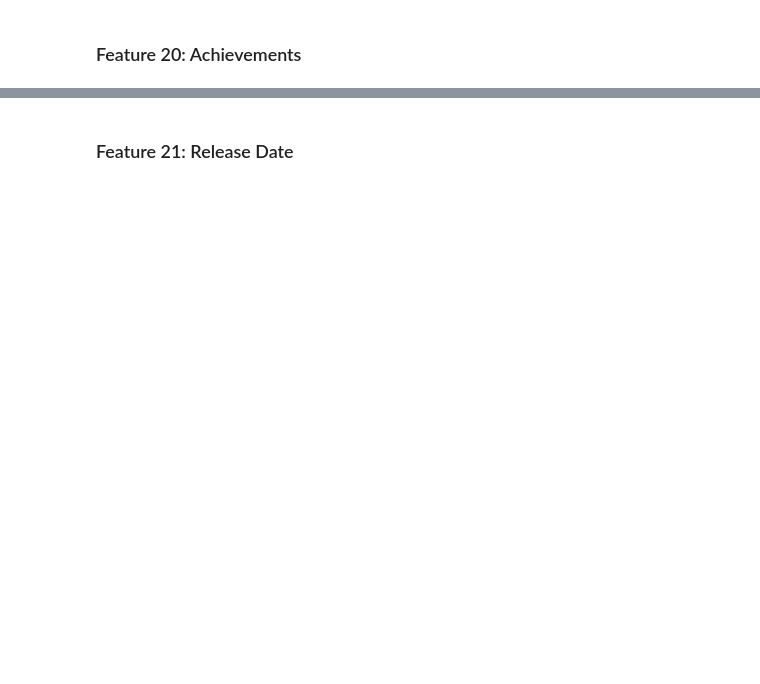
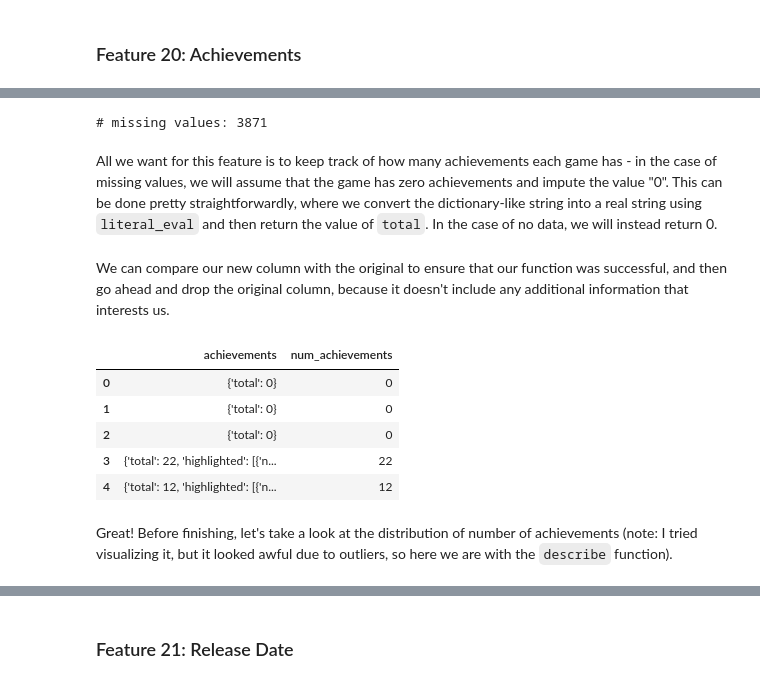
Before and after one commit to argwood/IndieP, a Jupyter notebook: IndieP_Data_Cleaning.ipynb, the cells around one changed output, grey strips where cells are left out. Drawn from its saved outputs; the diff is of its cells as text; code cells hidden in the pictures; blank space fills up the shorter version.

```diff
--- a/IndieP_Data_Cleaning.ipynb
+++ b/IndieP_Data_Cleaning.ipynb
@@ -450,0 +518,3 @@ cols_to_move.append('website')
+# %%
+data_steam = data_steam[(data_steam['developers'].notnull()) & (data_steam['publishers'] != "['']")].copy()
+data_steam = data_steam[~(data_steam['developers'].str.contains(';')) & ~(data_steam['publishers'].str.contains(';'))]
@@ -466,0 +619,26 @@ cols_to_move.append('website')
+# %%
+print('# missing values:', data_steam['achievements'].isnull().sum())
+# %% [output]
+# missing values: 3871
+# %% [markdown]
+All we want for this feature is to keep track of how many achievements each game has - in the case of missing values, we will assume that the game has zero achievements and impute the value "0". This can be done pretty straightforwardly, where we convert the dictionary-like string into a real string using `literal_eval` and then return the value of `total`. In the case of no data, we will instead return 0.
+# %%
+def get_n_achievements(x):
+    try:
+        x = literal_eval(x)
+        return x['total']
+    except ValueError:
+        return '0'
+# %%
+data_steam['num_achievements'] = data_steam['achievements'].apply(get_n_achievements)
+# %% [markdown]
+We can compare our new column with the original to ensure that our function was successful, and then go ahead and drop the original column, because it doesn't include any additional information that interests us.
+# %%
+data_steam[['achievements', 'num_achievements']].head()
+# %% [output]
+|  | achievements | num_achievements |
+| 0 | {'total': 0} | 0 |
+| 1 | {'total': 0} | 0 |
+| 2 | {'total': 0} | 0 |
+| 3 | {'total': 22, 'highlighted': [{'n... | 22 |
+| 4 | {'total': 12, 'highlighted': [{'n... | 12 |
@@ -466,0 +648,2 @@ cols_to_move.append('website')
+# %% [markdown]
+Great! Before finishing, let's take a look at the distribution of number of achievements (note: I tried visualizing it, but it looked awful due to outliers, so here we are with the `describe` function).
```
Also changed, not shown: parts of 85 cells of this notebook.
